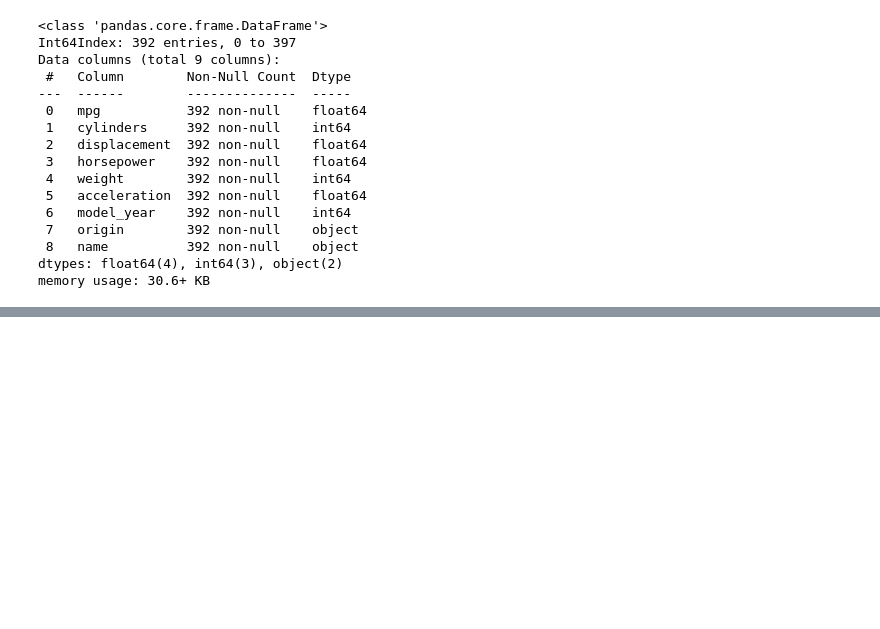
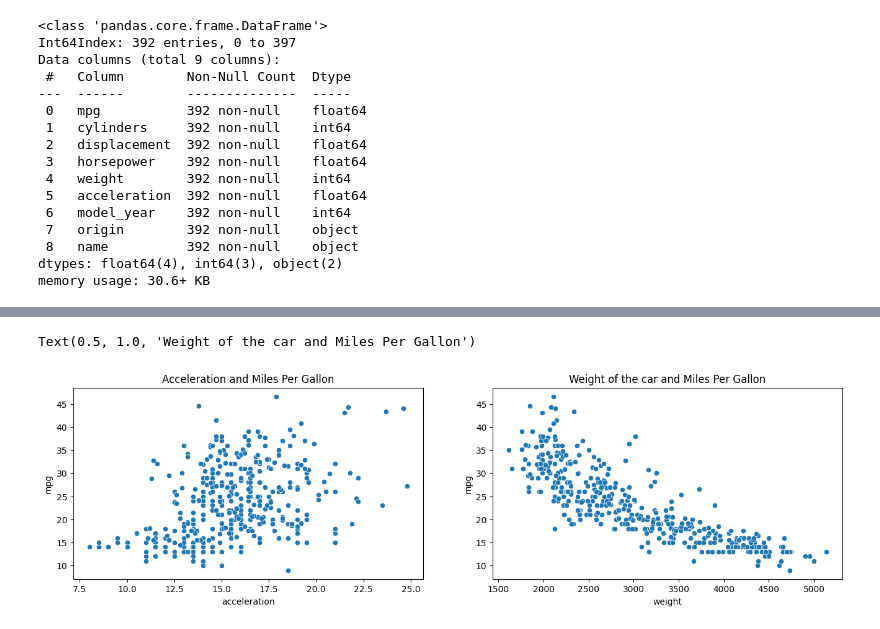
Before and after one commit to JoelOscarsson/Machine-Learning, a Jupyter notebook: Excercises/L2-Scikit-learn.ipynb, the cells around one changed output, grey strips where cells are left out. Cells and saved outputs as stored; diff of their text form; code cells hidden in the pictures; blank space fills up the shorter version.

```diff
--- a/Excercises/L2-Scikit-learn.ipynb
+++ b/Excercises/L2-Scikit-learn.ipynb
@@ -67,0 +101,11 @@ memory usage: 30.6+ KB
+# %%
+fig, axs = plt.subplots(1,2, figsize=(16,4))
+
+sns.scatterplot(data=df, x='acceleration', y='mpg', ax=axs[0],)
+axs[0].set_title('Acceleration and Miles Per Gallon')
+
+sns.scatterplot(data=df, x='weight', y='mpg', ax=axs[1])
+axs[1].set_title('Weight of the car and Miles Per Gallon')
+# %% [output]
+Text(0.5, 1.0, 'Weight of the car and Miles Per Gallon')
+[figure, added]
```
Also changed, not shown: parts of 10 cells of this notebook.
